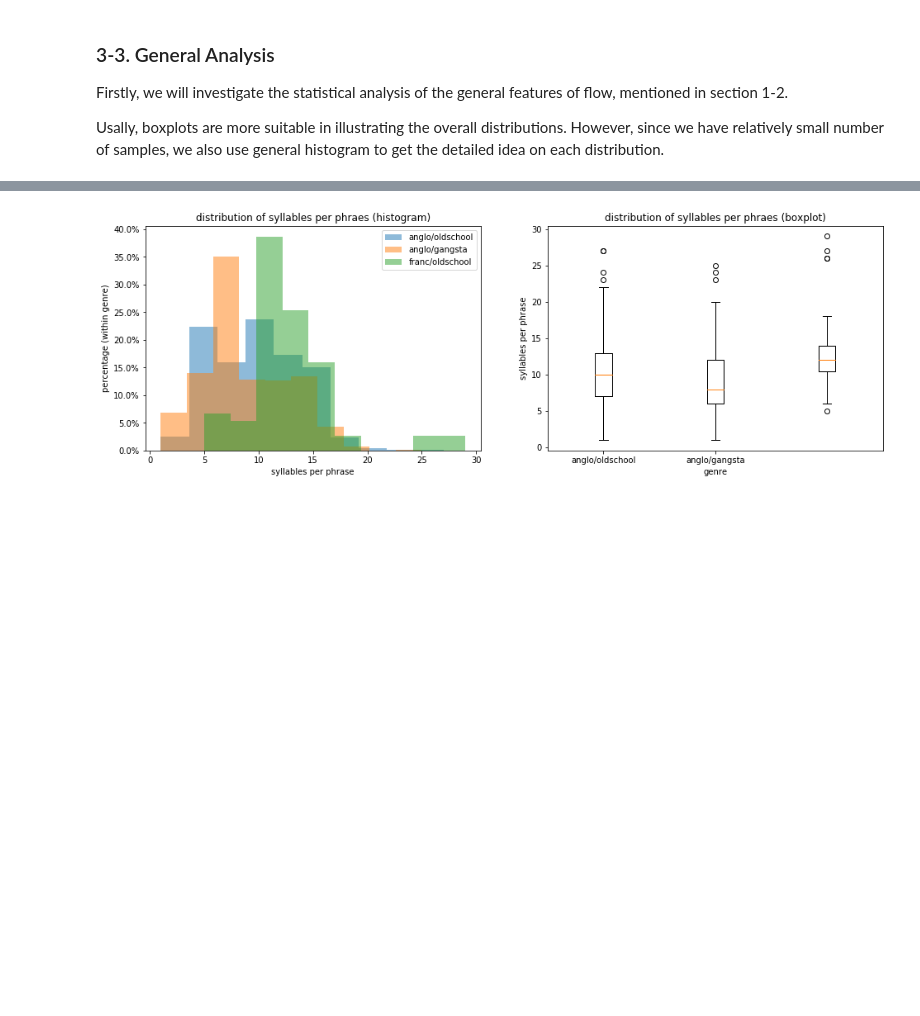
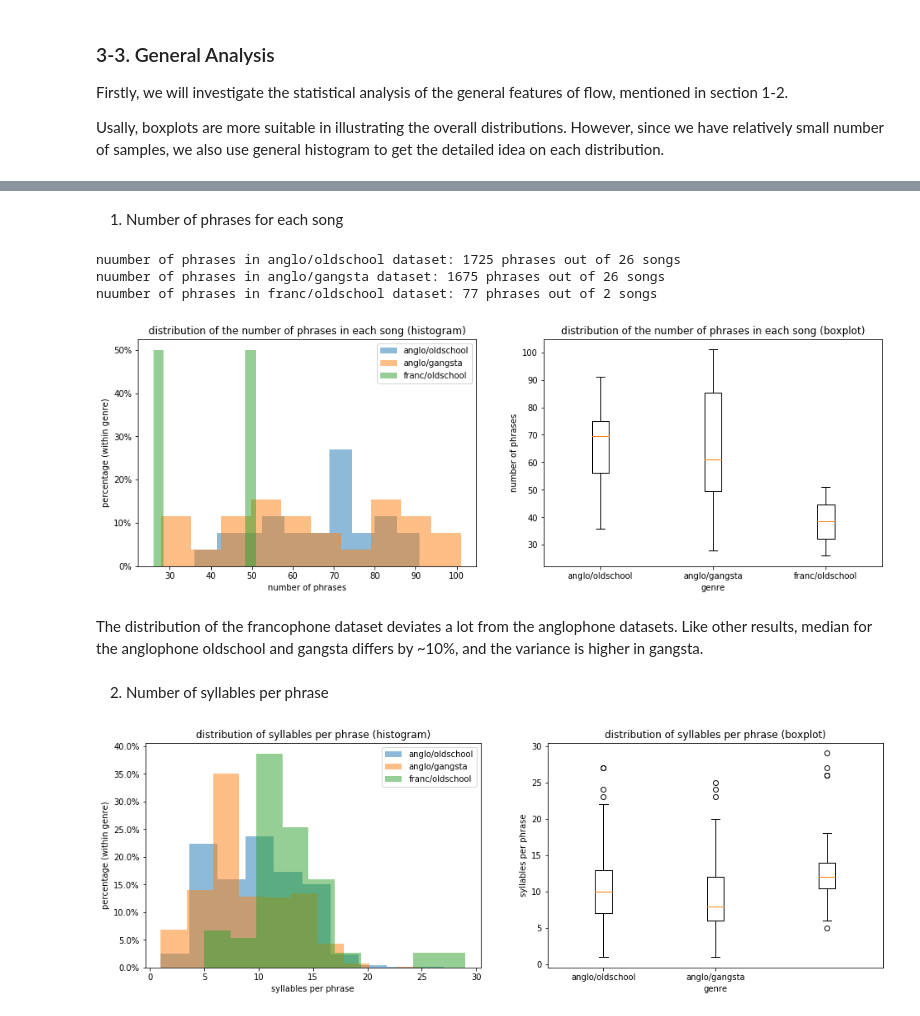
Before and after one commit to haeeunkim/dh401, a Jupyter notebook: milestone3.ipynb, the cells around one changed output, grey strips where cells are left out. Saved outputs shown, nothing was run; the diff lists cells and outputs as text; code cells hidden in the pictures; blank space fills up the shorter version.

```diff
--- a/milestone3.ipynb
+++ b/milestone3.ipynb
@@ -467 +491,49 @@ plt.show()
+# %% [markdown]
+1. Number of phrases for each song
+# %%
+df_list_2 = list(df_dict.items())
+labels_2 = list(df_dict.keys())
+
+
+feature = 'breakpoints'
+
+
+
+fig, (ax1, ax2) = plt.subplots(1, 2, figsize=(16,5))
+
+
+
+for i in range(len(df_list_2)):
+    data = df_list_2[i][1][feature].apply(lambda x: x.shape[0])
+    print('nuumber of phrases in {0} dataset: {1} phrases out of {2} songs'.\
+          format(df_list_2[i][0],pd.concat(list(df_list_2[i][1][feature])).shape[0], len(df_list_2[i][1]) ))
+
+
+    ax1.hist(data, weights=np.ones(len(data)) / len(data), alpha=0.5, label=labels_2[i])
+    ax2.boxplot(data, positions=[i])
+
+ax1.yaxis.set_major_formatter(PercentFormatter(1))
+ax1.legend()
+
+plt.sca(ax2)
+plt.xticks(range(0,len(labels_2)), labels_2, rotation = 0)
+
+ax1.set_title('distribution of the number of phrases in each song (histogram)')
+ax1.set_xlabel('number of phrases')
+ax1.set_ylabel('percentage (within genre)')
+
+ax2.set_title('distribution of the number of phrases in each song (boxplot)')
+ax2.set_xlabel('genre')
+ax2.set_ylabel('number of phrases')
+
+plt.show()
+# %% [output]
+nuumber of phrases in anglo/oldschool dataset: 1725 phrases out of 26 songs
+nuumber of phrases in anglo/gangsta dataset: 1675 phrases out of 26 songs
+nuumber of phrases in franc/oldschool dataset: 77 phrases out of 2 songs
+[figure, added]
+# %% [markdown]
+The distribution of the francophone dataset deviates a lot from the anglophone datasets. Like other results, median for the anglophone oldschool and gangsta differs by ~10%, and the variance is higher in gangsta.
+# %% [markdown]
+2. Number of syllables per phrase
 # %%
```
Also changed, not shown: parts of 30 cells of this notebook.
